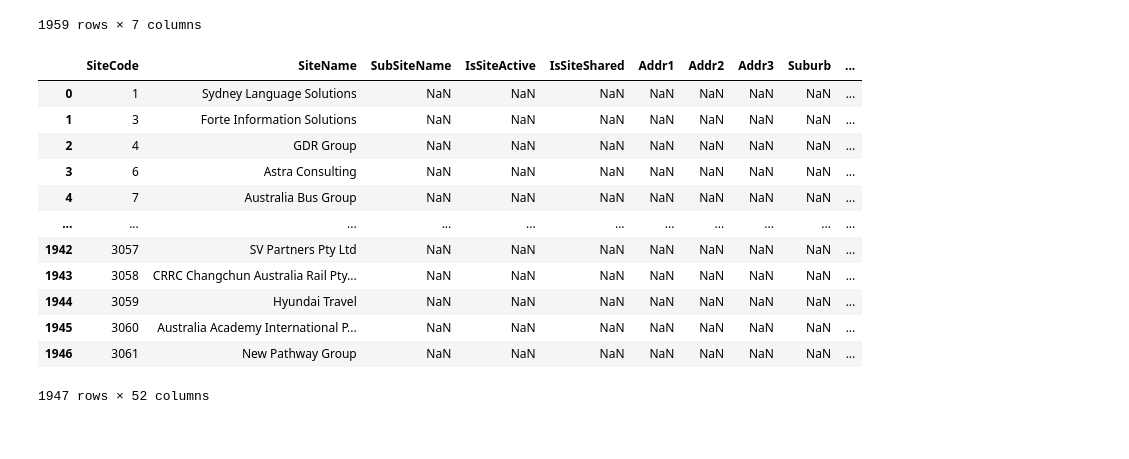
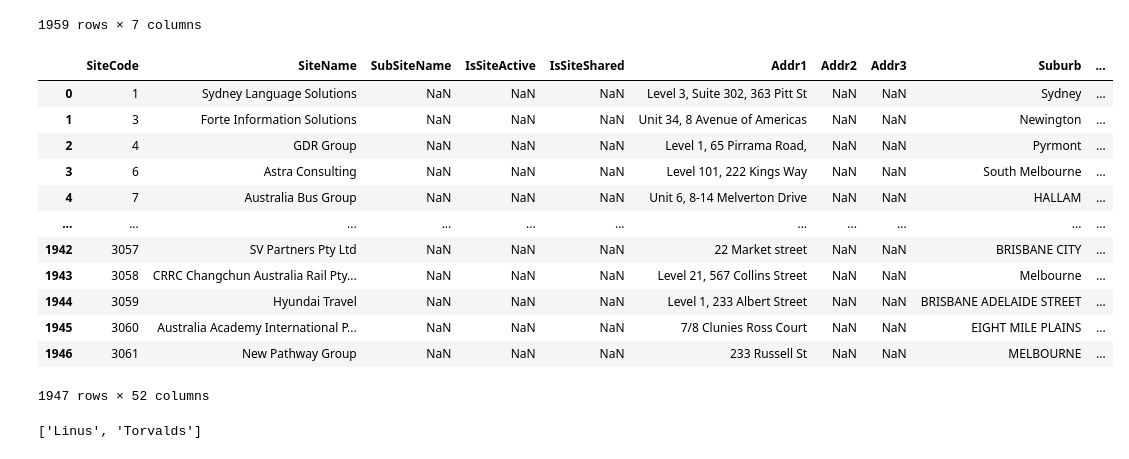
Before and after one commit to lagos-a1/ECA-data-base, a Jupyter notebook: ECA.ipynb, the cells around one changed output. Saved outputs shown, nothing was run; the diff lists cells and outputs as text; code cells hidden in the pictures.

```diff
--- a/ECA.ipynb
+++ b/ECA.ipynb
@@ -82,21 +102,3 @@ df3
 | 1957 | 3066 | Expert Education and Visa Services | Level 7, 97 Creek Street | BRISBANE CITY | QLD | 4000 | Australia |
 | 1958 | 3067 | Redhill Education | level 6, 1-3 Smail Street, 2007 -... | ULTIMO | NSW | 2007 | Australia |
 1959 rows × 7 columns
-# %%
-df['SiteCode']= df1['CC_Id']
-df['SiteName']= df1['CompanyName']
-df['Addr1'] =
-# %% [output]
-|  | SiteCode | SiteName | SubSiteName | IsSiteActive | IsSiteShared | Addr1 | Addr2 | Addr3 | Suburb | ... |
-| 0 | 1 | Sydney Language Solutions | NaN | NaN | NaN | NaN | NaN | NaN | NaN | ... |
-| 1 | 3 | Forte Information Solutions | NaN | NaN | NaN | NaN | NaN | NaN | NaN | ... |
-| 2 | 4 | GDR Group | NaN | NaN | NaN | NaN | NaN | NaN | NaN | ... |
-| 3 | 6 | Astra Consulting | NaN | NaN | NaN | NaN | NaN | NaN | NaN | ... |
-| 4 | 7 | Australia Bus Group | NaN | NaN | NaN | NaN | NaN | NaN | NaN | ... |
-| ... | ... | ... | ... | ... | ... | ... | ... | ... | ... | ... |
-| 1942 | 3057 | SV Partners Pty Ltd | NaN | NaN | NaN | NaN | NaN | NaN | NaN | ... |
-| 1943 | 3058 | CRRC Changchun Australia Rail Pty... | NaN | NaN | NaN | NaN | NaN | NaN | NaN | ... |
-| 1944 | 3059 | Hyundai Travel | NaN | NaN | NaN | NaN | NaN | NaN | NaN | ... |
-| 1945 | 3060 | Australia Academy International P... | NaN | NaN | NaN | NaN | NaN | NaN | NaN | ... |
-| 1946 | 3061 | New Pathway Group | NaN | NaN | NaN | NaN | NaN | NaN | NaN | ... |
-1947 rows × 52 columns
@@ -102,0 +119,33 @@ df['Addr1'] =
+# %%
+df['SiteCode']= df1['CC_Id']
+df['SiteName']= df1['CompanyName']
+df['Addr1'] = df1['CC_Id'].map(df3.set_index('CompanyId')['Street Address'])
+df['Suburb'] = df1['CC_Id'].map(df3.set_index('CompanyId')['Suburb'])
+df['State'] = df1['CC_Id'].map(df3.set_index('CompanyId')['State'])
+df['PostCode'] = df1['CC_Id'].map(df3.set_index('CompanyId')['Postcode'])
+df['Country'] = df1['CC_Id'].map(df3.set_index('CompanyId')['country'])
+df['ContactPosition'] = df1['CC_Id'].map(df1.set_index('CC_Id')['Designation'])
+df['ContactFirstName'] = df1['Supervisor'].apply(lambda x: x.split(' ')[0])
+df['ContactSurname'] = df1['Supervisor'].apply(lambda x: x.split(' ')[1])
+df['ContactEmail'] = df1['CC_Id'].map(df1.set_index('CC_Id')['Email'])
+# %%
+df
+# %% [output]
+|  | SiteCode | SiteName | SubSiteName | IsSiteActive | IsSiteShared | Addr1 | Addr2 | Addr3 | Suburb | ... |
+| 0 | 1 | Sydney Language Solutions | NaN | NaN | NaN | Level 3, Suite 302, 363 Pitt St | NaN | NaN | Sydney | ... |
+| 1 | 3 | Forte Information Solutions | NaN | NaN | NaN | Unit 34, 8 Avenue of Americas | NaN | NaN | Newington | ... |
+| 2 | 4 | GDR Group | NaN | NaN | NaN | Level 1, 65 Pirrama Road, | NaN | NaN | Pyrmont | ... |
+| 3 | 6 | Astra Consulting | NaN | NaN | NaN | Level 101, 222 Kings Way | NaN | NaN | South Melbourne | ... |
+| 4 | 7 | Australia Bus Group | NaN | NaN | NaN | Unit 6, 8-14 Melverton Drive | NaN | NaN | HALLAM | ... |
+| ... | ... | ... | ... | ... | ... | ... | ... | ... | ... | ... |
+| 1942 | 3057 | SV Partners Pty Ltd | NaN | NaN | NaN | 22 Market street | NaN | NaN | BRISBANE CITY | ... |
+| 1943 | 3058 | CRRC Changchun Australia Rail Pty... | NaN | NaN | NaN | Level 21, 567 Collins Street | NaN | NaN | Melbourne | ... |
+| 1944 | 3059 | Hyundai Travel | NaN | NaN | NaN | Level 1, 233 Albert Street | NaN | NaN | BRISBANE ADELAIDE STREET | ... |
+| 1945 | 3060 | Australia Academy International P... | NaN | NaN | NaN | 7/8 Clunies Ross Court | NaN | NaN | EIGHT MILE PLAINS | ... |
+| 1946 | 3061 | New Pathway Group | NaN | NaN | NaN | 233 Russell St | NaN | NaN | MELBOURNE | ... |
+1947 rows × 52 columns
+# %%
+fullname = "Linus Torvalds"
+fullname.split(" ")
+# %% [output]
+['Linus', 'Torvalds']
```
Also changed, not shown: parts of 4 cells of this notebook.
